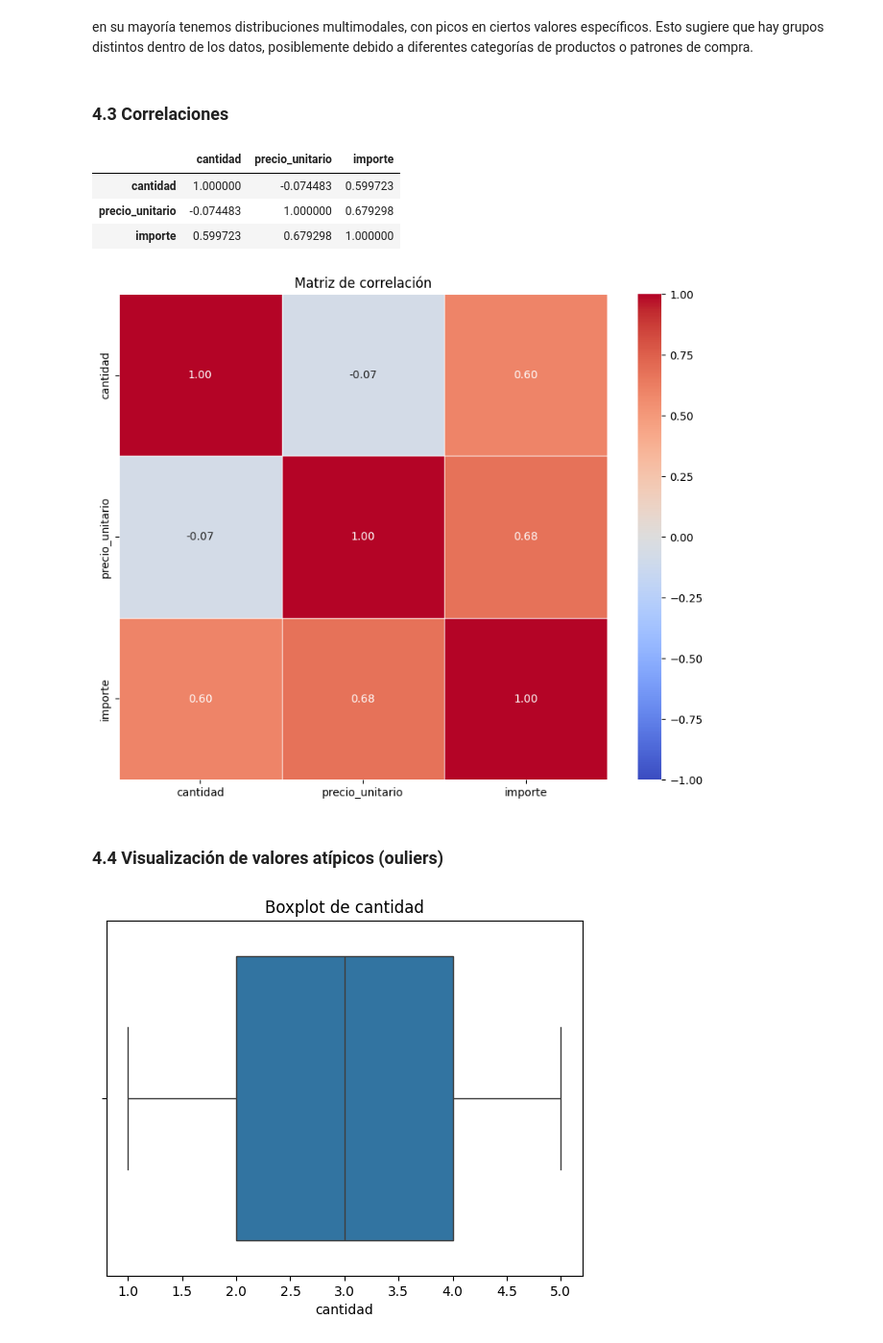
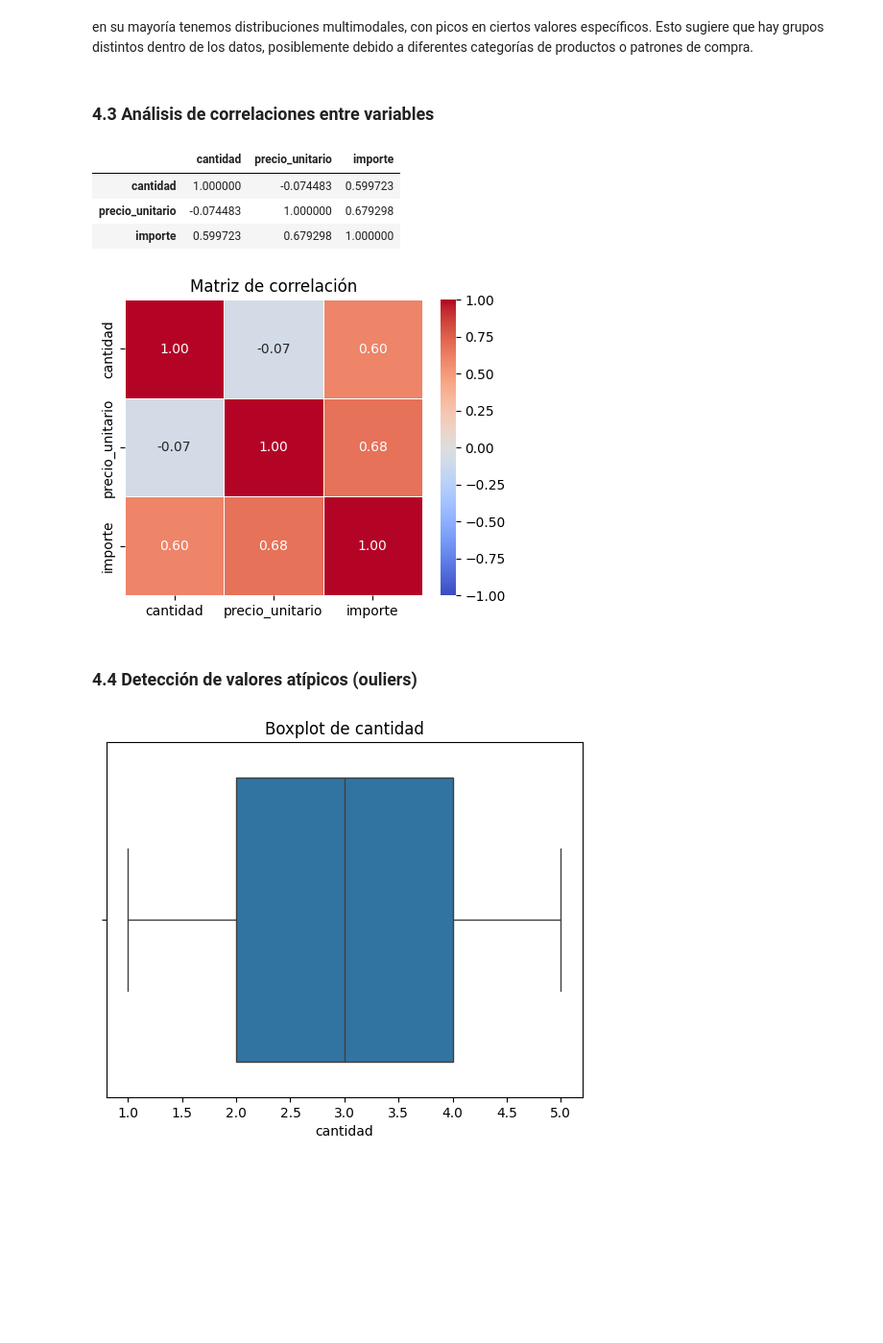
Before and after one commit to jperez-xcvi/guayerd_ia, a Jupyter notebook: aurelion.ipynb, the cells around one changed output. Shown at 96% size. Saved outputs shown, nothing was run; the diff lists cells and outputs as text; code cells hidden in the pictures; blank space fills up the shorter version.

```diff
--- a/aurelion.ipynb
+++ b/aurelion.ipynb
@@ -217,7 +217,7 @@ plt.show()
 en su mayoría tenemos distribuciones multimodales, con picos en ciertos valores específicos. Esto sugiere que hay grupos distintos dentro de los datos, posiblemente debido a diferentes categorías de productos o patrones de compra.
 </p>
 # %% [markdown]
-<h3>4.3 Correlaciones</h3>
+<h3>4.3 Análisis de correlaciones entre variables</h3>
 # %%
 #matriz de correlación
 numeric=aurelion.select_dtypes(include=['int64', 'float64'])
@@ -228,14 +228,14 @@ numeric.corr()
 | precio_unitario | -0.074483 | 1.000000 | 0.679298 |
 | importe | 0.599723 | 0.679298 | 1.000000 |
 # %%
-plt.figure(figsize=(10,8))
+plt.figure(figsize=(5,4))
 sns.heatmap(numeric.corr(), annot=True, fmt=".2f", cmap="coolwarm", vmin=-1, vmax=1, linewidths=.5)
 plt.title("Matriz de correlación")
 plt.show()
 # %% [output]
-[figure, old version]
+[figure, new version]
 # %% [markdown]
-<h3>4.4 Visualización de valores atípicos (ouliers)</h3>
+<h3>4.4 Detección de valores atípicos (ouliers)</h3>
 # %%
 for col in numeric.columns:
     plt.figure()
```
Also changed, not shown: parts of 9 cells of this notebook, 1 other file.
